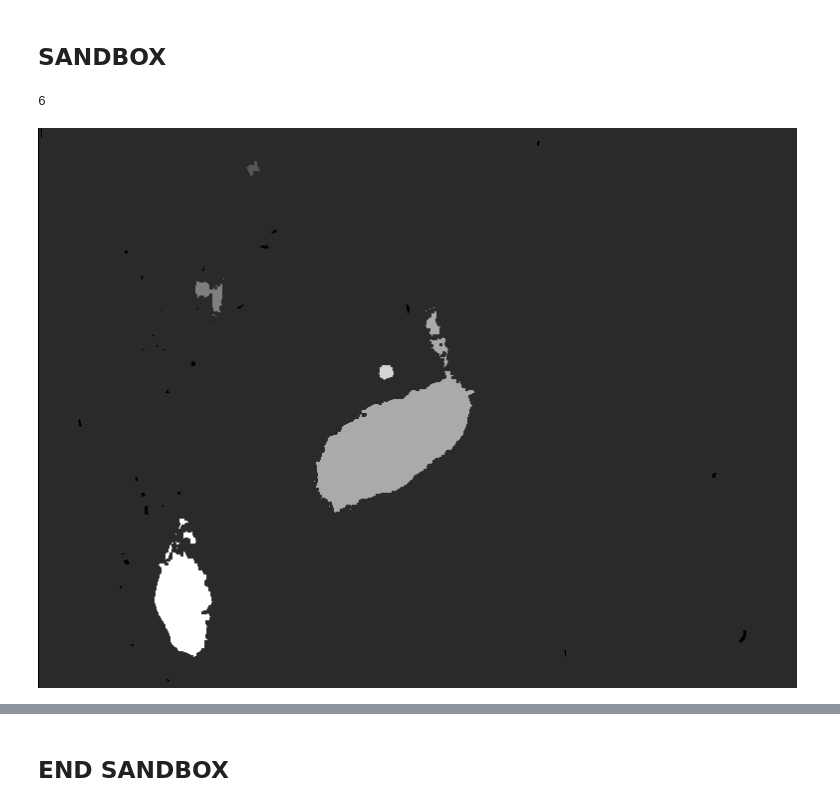
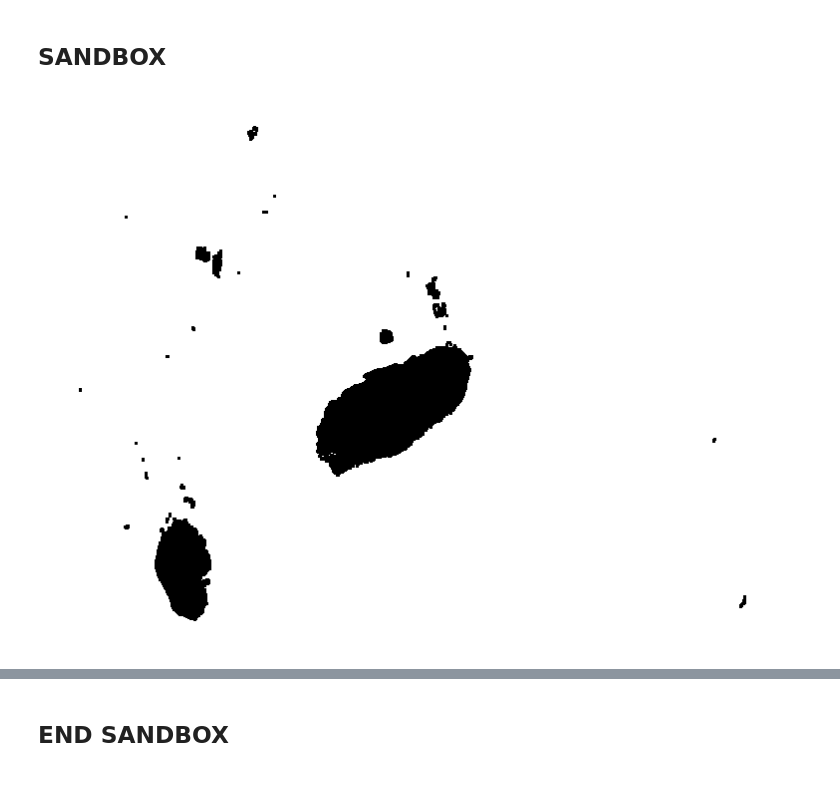
Before and after one commit to pickledherring/image_analysis, a Jupyter notebook: main.ipynb, the cells around one changed output, grey strips where cells are left out. Drawn from its saved outputs; the diff is of its cells as text; code cells hidden in the pictures.

```diff
--- a/main.ipynb
+++ b/main.ipynb
@@ -73,8 +77,9 @@ def to_image(pix_list, save_loc=None):
     size = [len(pix_list[0]), len(pix_list)]
     flat_list = []
     for row in pix_list:
-        for pixel in row:
-            flat_list.append(pixel)
+        for i in range(len(row)):
+            value = row[i]
+            flat_list.append(value)
     output = Image.new("L", size)
     output.putdata(flat_list)
 
@@ -185,0 +205,13 @@ def quantizer(img, num_levels):
+# %%
+def crop(img, amount):
+    # amount is width in pixels to crop from all edges
+    length = len(img)
+    width = len(img[0])
+    new_img = []
+    for i in range(length - 2 * amount):
+        new_img.append([])
+        for j in range(width - 2 * amount):
+            value = img[amount+i][amount+j]
+            new_img[i].append(value)
+
+    return new_img
@@ -486,7 +518,11 @@ def k_means_quantize(img, k, iter=10):
     intensity = random.sample(range(256), k)
     centroids = [i for i in intensity]
 
-    new_img = [[0 for _ in range(width)] for _ in range(length)]
+    new_img = []
+    for i in range(length):
+        new_img.append([])
+        for j in range(width):
+            new_img[i].append(0)
 
     for _ in range(iter):
         # sums keeps track of the sum for [x, y, intensity] for each centroid
@@ -776,22 +832,19 @@ def draw_bboxs(img, bboxs):
 # %% [markdown]
 ## SANDBOX
 # %%
-img = open_in_gray("Cancerous cell smears/cyl01.BMP")
-# get rid of annoying line artifacts on the edges
-crop_img = [x[3:-3] for x in img[3:-3]]
-seg = k_means_quantize(crop_img, 2)
-# just to clean it up a bit
-clean = dilate(erode(seg, weights=dilate_erode_weights), weights=dilate_erode_weights)
+def open_cyl_clean():
+    img = open_in_gray("Cancerous cell smears/cyl01.BMP")
+    # get rid of annoying line artifacts on the edges
+    crop_img = crop(img, 3)
+    seg = k_means_quantize(crop_img, 2)
+    # just to clean it up a bit, have to apply hist_thresh cause my code is poorly thought out
+    eroded = erode(seg, weights=dilate_erode_weights)
+    clean = dilate(eroded, weights=dilate_erode_weights)
+
+    clean = make_bgnd_white_arrayify(clean)
+    return clean
-# %%
-width = len(clean[0])
-length = len(clean)
-
-clustered, num_clusters = dbscan(clean)
-clustered_1d = ravel(clustered)
-output = Image.new("L", [width, length])
-output.putdata(clustered_1d)
-print(num_clusters)
-output
-# %% [output]
-6
-[figure, removed]
+# %%
+clean = open_cyl_clean()
+to_image(clean)
+# %% [output]
+[figure, added]
```
Also changed, not shown: parts of 14 cells of this notebook.
